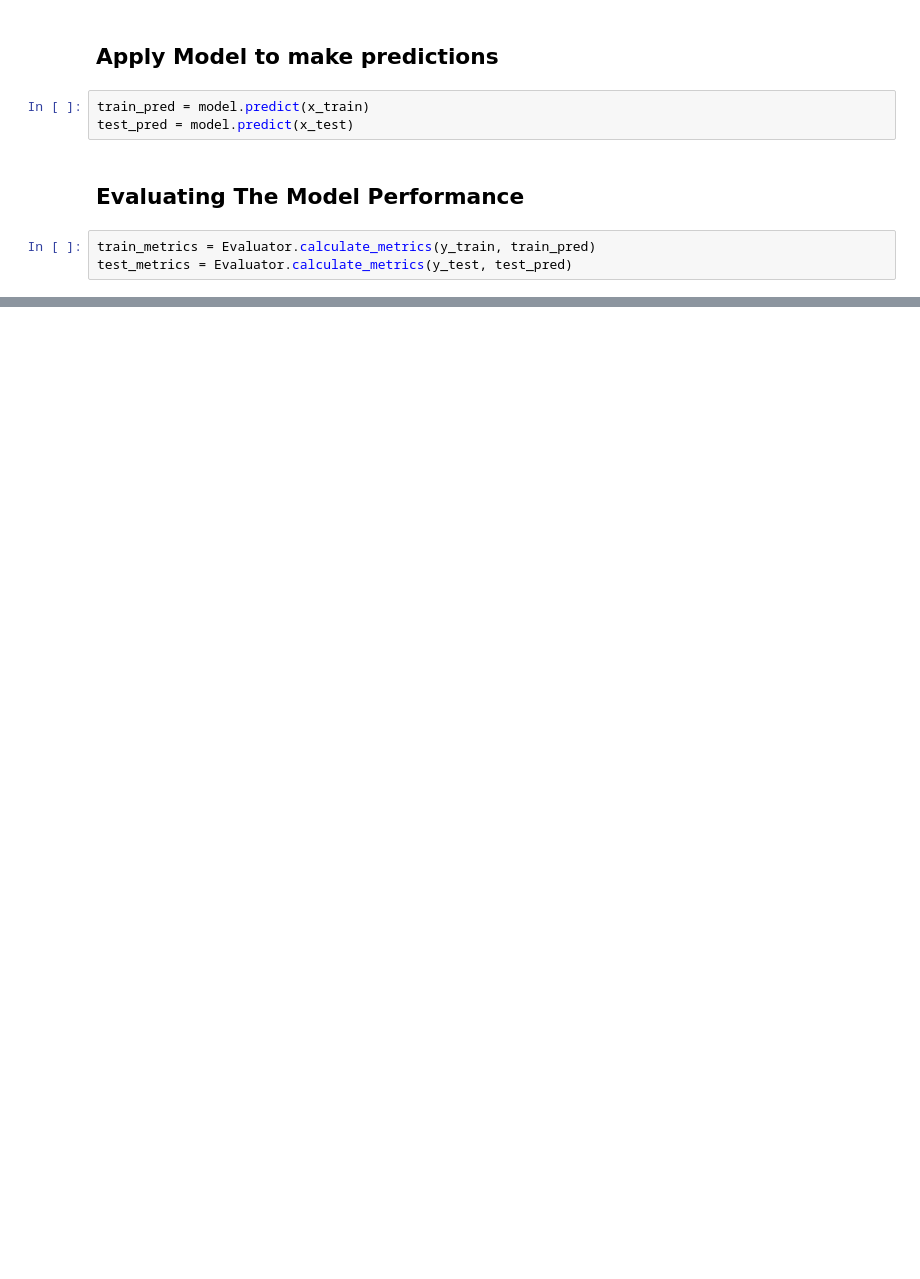
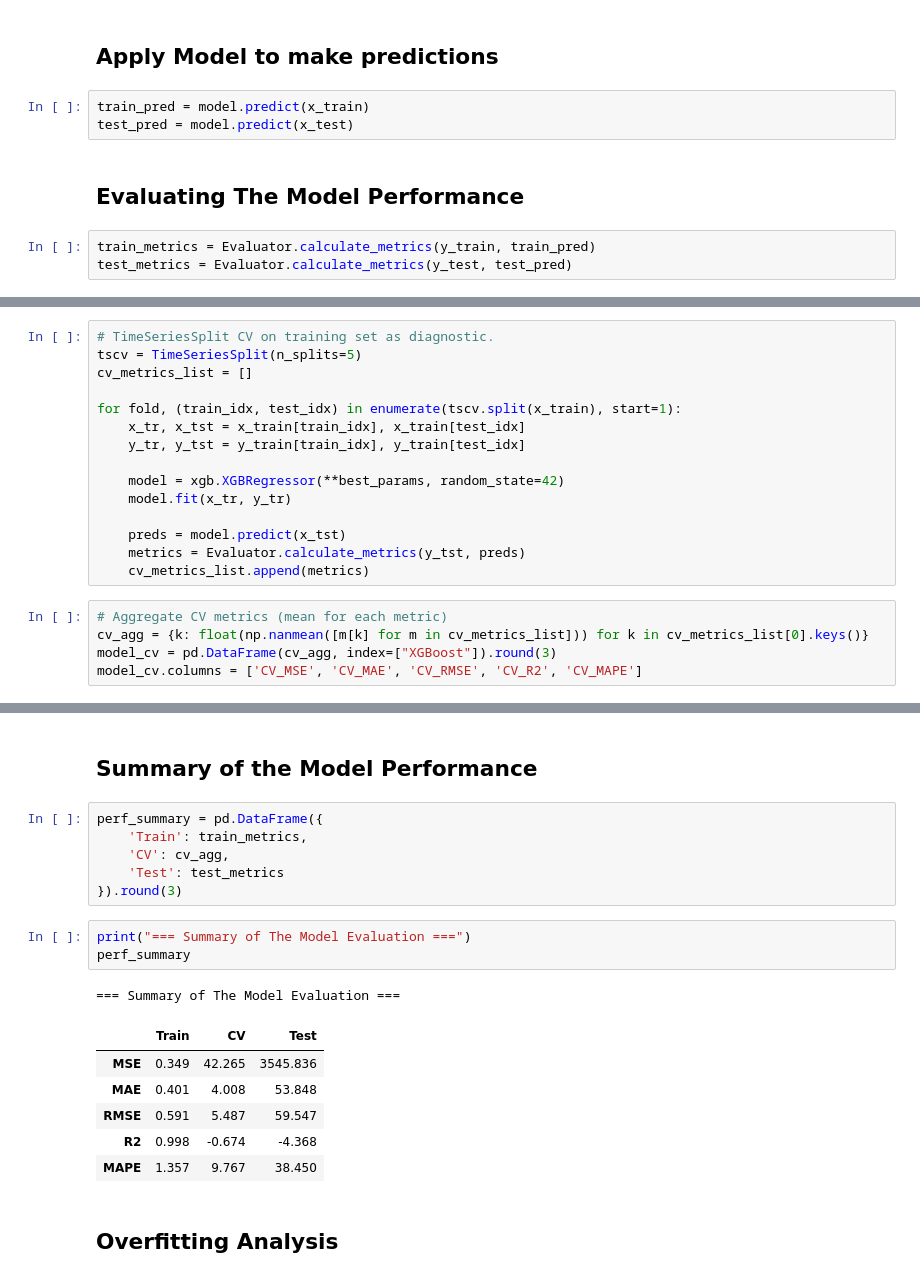
Before and after one commit to tshihab07/Stock-Price-Forecasting, a Jupyter notebook: notebookes/model_XGBoost.ipynb, the cells around one changed output, grey strips where cells are left out. Drawn from its saved outputs; the diff is of its cells as text; blank space fills up the shorter version.

Commit message:
modeling: update model evaluation workflow

```diff
--- a/notebookes/model_XGBoost.ipynb
+++ b/notebookes/model_XGBoost.ipynb
@@ -122,0 +138,20 @@ test_metrics = Evaluator.calculate_metrics(y_test, test_pred)
+# %%
+# TimeSeriesSplit CV on training set as diagnostic.
+tscv = TimeSeriesSplit(n_splits=5)
+cv_metrics_list = []
+
+for fold, (train_idx, test_idx) in enumerate(tscv.split(x_train), start=1):
+    x_tr, x_tst = x_train[train_idx], x_train[test_idx]
+    y_tr, y_tst = y_train[train_idx], y_train[test_idx]
+
+    model = xgb.XGBRegressor(**best_params, random_state=42)
+    model.fit(x_tr, y_tr)
+
+    preds = model.predict(x_tst)
+    metrics = Evaluator.calculate_metrics(y_tst, preds)
+    cv_metrics_list.append(metrics)
+# %%
+# Aggregate CV metrics (mean for each metric)
+cv_agg = {k: float(np.nanmean([m[k] for m in cv_metrics_list])) for k in cv_metrics_list[0].keys()}
+model_cv = pd.DataFrame(cv_agg, index=["XGBoost"]).round(3)
+model_cv.columns = ['CV_MSE', 'CV_MAE', 'CV_RMSE', 'CV_R2', 'CV_MAPE']
@@ -122,0 +165,21 @@ test_metrics = Evaluator.calculate_metrics(y_test, test_pred)
+# %% [markdown]
+## Summary of the Model Performance
+# %%
+perf_summary = pd.DataFrame({
+    'Train': train_metrics,
+    'CV': cv_agg,
+    'Test': test_metrics
+}).round(3)
+# %%
+print("=== Summary of The Model Evaluation ===")
+perf_summary
+# %% [output]
+=== Summary of The Model Evaluation ===
+|  | Train | CV | Test |
+| MSE | 0.349 | 42.265 | 3545.836 |
+| MAE | 0.401 | 4.008 | 53.848 |
+| RMSE | 0.591 | 5.487 | 59.547 |
+| R2 | 0.998 | -0.674 | -4.368 |
+| MAPE | 1.357 | 9.767 | 38.450 |
+# %% [markdown]
+## Overfitting Analysis
```
Also changed, not shown: parts of 15 cells of this notebook.
